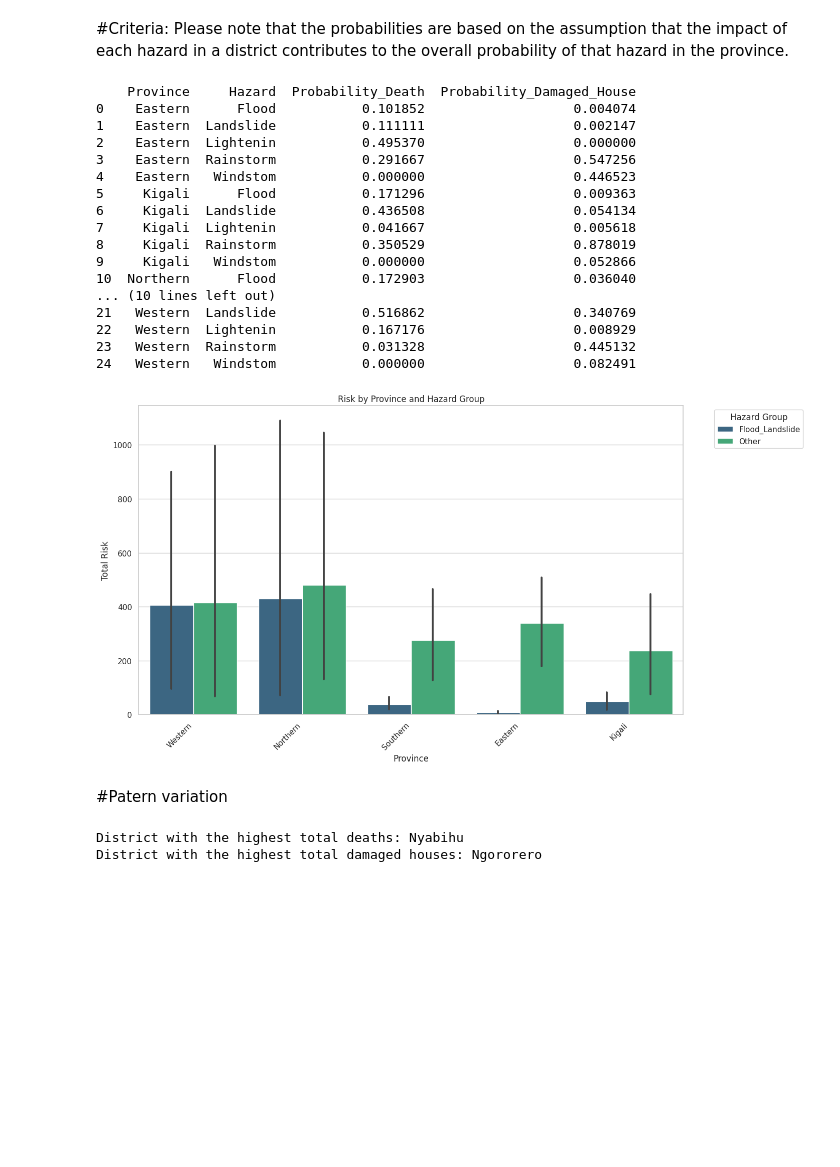
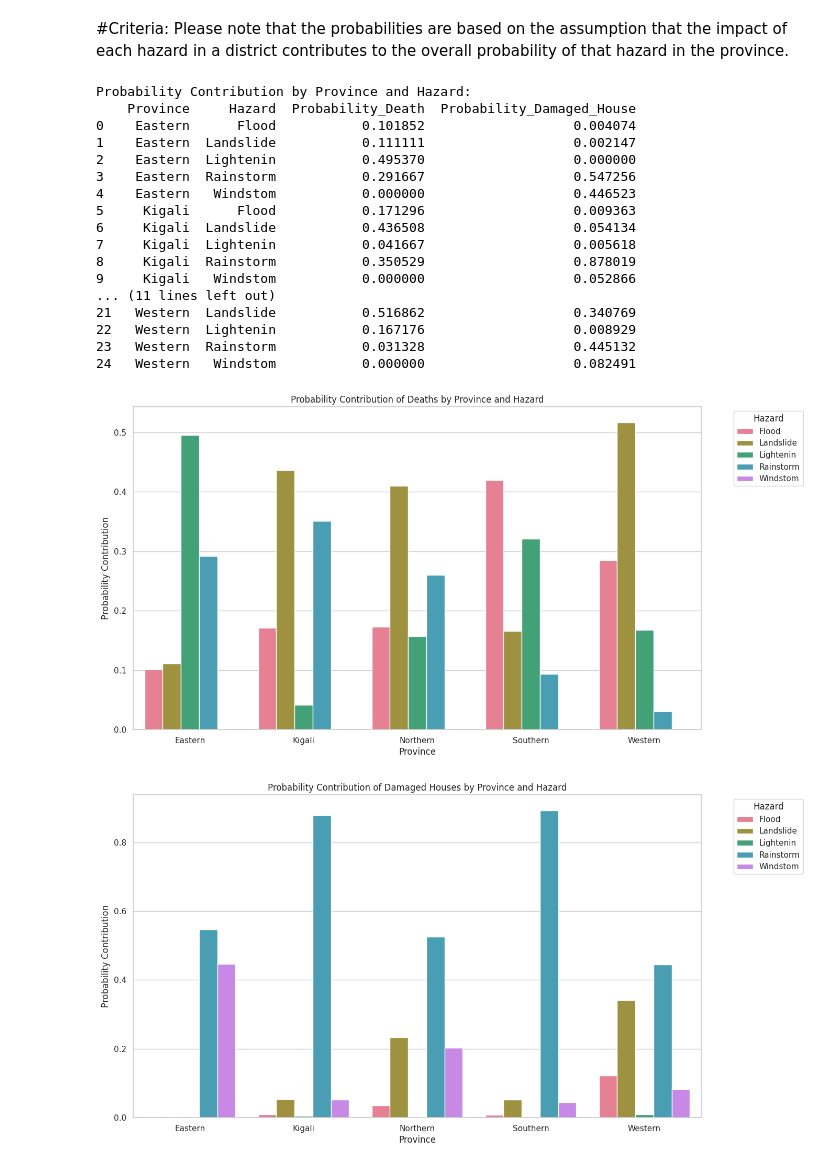
Before and after one commit to InezaRW/InezaRW, a Jupyter notebook: Multi_Hazard_Rwanda_2021.ipynb, the cells around one changed output. Saved outputs shown, nothing was run; the diff lists cells and outputs as text; code cells hidden in the pictures; blank space fills up the shorter version.

```diff
--- a/Multi_Hazard_Rwanda_2021.ipynb
+++ b/Multi_Hazard_Rwanda_2021.ipynb
@@ -251,62 +255,53 @@ Calculated Severity and Likelihood:
 # %%
 
 # Calculate probability of each hazard in each district
 df['Probability_Death'] = df['Death_2021'] / df.groupby('District')['Death_2021'].transform('sum')
 df['Probability_Damaged_House'] = df['Damaged_House_2021'] / df.groupby('District')['Damaged_House_2021'].transform('sum')
 
 # Calculate probability contribution of each hazard in each province
 province_probs = df.groupby(['Province', 'Hazard'])[['Probability_Death', 'Probability_Damaged_House']].mean().reset_index()
 
 # Print table with province, hazard, and probability contribution
+print("Probability Contribution by Province and Hazard:")
 print(province_probs)
+
+# Plotting probability contribution by province and hazard
+plt.figure(figsize=(14, 8))
+
+# Bar plot for probability contribution by province and hazard
+sns.barplot(x='Province', y='Probability_Death', hue='Hazard', data=province_probs, palette='husl')
+plt.title('Probability Contribution of Deaths by Province and Hazard')
+plt.xlabel('Province')
+plt.ylabel('Probability Contribution')
+plt.legend(title='Hazard', bbox_to_anchor=(1.05, 1), loc='upper left')
+
+plt.show()
+
+plt.figure(figsize=(14, 8))
+sns.barplot(x='Province', y='Probability_Damaged_House', hue='Hazard', data=province_probs, palette='husl')
+plt.title('Probability Contribution of Damaged Houses by Province and Hazard')
+plt.xlabel('Province')
+plt.ylabel('Probability Contribution')
+plt.legend(title='Hazard', bbox_to_anchor=(1.05, 1), loc='upper left')
+
+plt.show()
 # %% [output]
+Probability Contribution by Province and Hazard:
     Province     Hazard  Probability_Death  Probability_Damaged_House
 0    Eastern      Flood           0.101852                   0.004074
 1    Eastern  Landslide           0.111111                   0.002147
 2    Eastern  Lightenin           0.495370                   0.000000
 3    Eastern  Rainstorm           0.291667                   0.547256
 4    Eastern   Windstom           0.000000                   0.446523
 5     Kigali      Flood           0.171296                   0.009363
 6     Kigali  Landslide           0.436508                   0.054134
 7     Kigali  Lightenin           0.041667                   0.005618
 8     Kigali  Rainstorm           0.350529                   0.878019
 9     Kigali   Windstom           0.000000                   0.052866
-10  Northern      Flood           0.172903                   0.036040
-... (10 lines left out)
+... (11 lines left out)
 21   Western  Landslide           0.516862                   0.340769
 22   Western  Lightenin           0.167176                   0.008929
 23   Western  Rainstorm           0.031328                   0.445132
 24   Western   Windstom           0.000000                   0.082491
+[figure, added]
+[figure, added]
-# %%
-# Plotting
-plt.figure(figsize=(14, 8))
-sns.barplot(x='Province', y='Risk', hue='Group', data=df, palette='viridis', order=df.groupby('Province')['Risk'].sum().sort_values(ascending=False).index)
-plt.title('Risk by Province and Hazard Group')
-plt.xlabel('Province')
-plt.ylabel('Total Risk')
-plt.legend(title='Hazard Group', bbox_to_anchor=(1.05, 1), loc='upper left')
-
-# Rotate x-axis labels for better readability
-plt.xticks(rotation=45, ha='right')
-
-plt.show()
-# %% [output]
-[figure, removed]
-# %% [markdown]
-#Patern variation
-# %%
-import pandas as pd
-
-# Load data into a DataFrame
-data = pd.read_csv("/content/Multi_Hazard_Rwanda_2021.csv")
-
-# Now you can use groupby on the DataFrame
-district_with_highest_deaths = data.groupby('District')['Death_2021'].sum().idxmax()
-district_with_highest_damage = data.groupby('District')['Damaged_House_2021'].sum().idxmax()
-
-# Print the results
-print(f"District with the highest total deaths: {district_with_highest_deaths}")
-print(f"District with the highest total damaged houses: {district_with_highest_damage}")
-# %% [output]
-District with the highest total deaths: Nyabihu
-District with the highest total damaged houses: Ngororero
```
Also changed, not shown: parts of 4 cells of this notebook.
